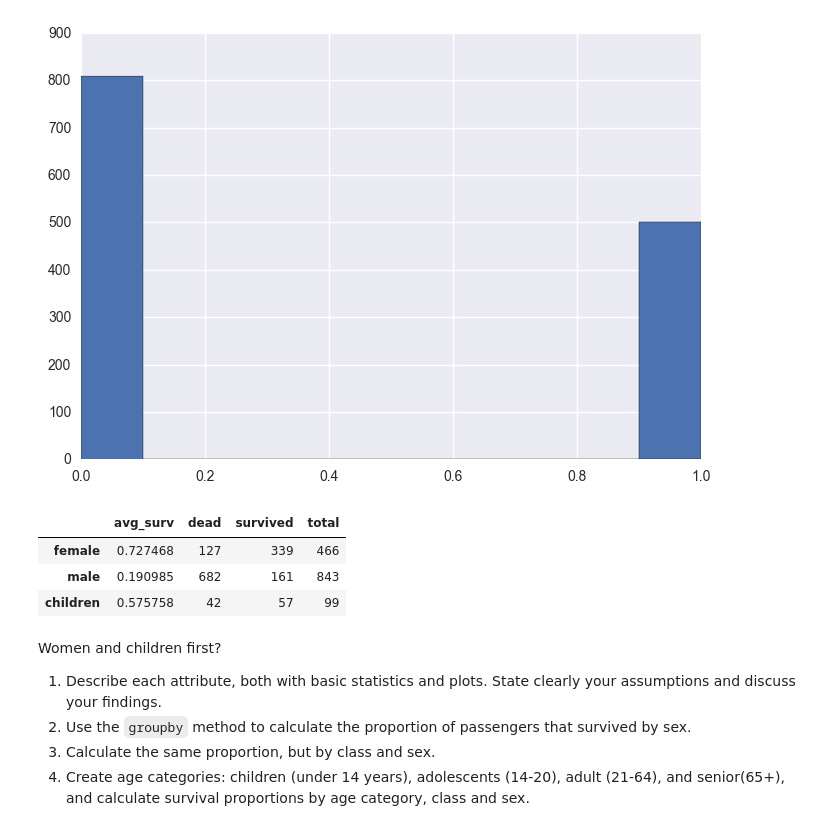
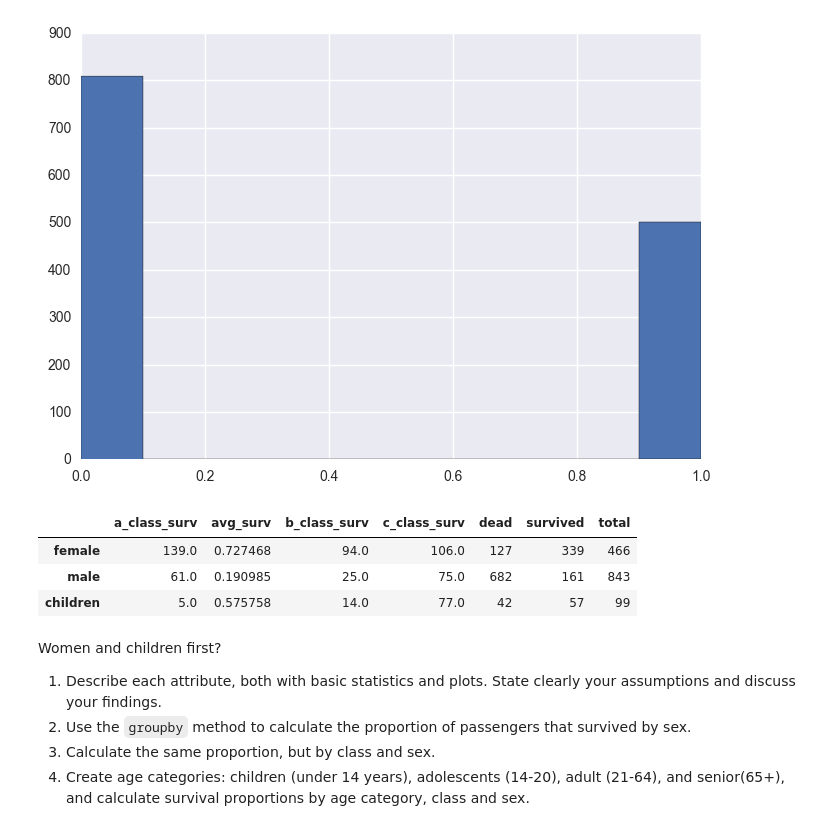
Before and after one commit to nutka7/Homework, a Jupyter notebook: 01 - Pandas and Data Wrangling/Data Wrangling with Pandas.ipynb, the cells around one changed output. Drawn from its saved outputs; the diff is of its cells as text; code cells hidden in the pictures.

```diff
--- a/01 - Pandas and Data Wrangling/Data Wrangling with Pandas.ipynb
+++ b/01 - Pandas and Data Wrangling/Data Wrangling with Pandas.ipynb
@@ -1091,26 +1168,29 @@ titanic.survived.mean()#more dead (843) than alive (466)
 # %%
 
 sexes=titanic.groupby('sex')
 sexes_count=sexes['sex'].count()
 fem_dead_num=females[females.survived==0]
 fem_dead_num=fem_dead_num.survived.count()
 mal_dead_num=males[males.survived==0]
 mal_dead_num=mal_dead_num.survived.count()
 a_cat_surv=a_cat[a_cat.survived==1]
 a_cat_surv_fem=a_cat_surv[a_cat_surv.sex=='female'].survived.count()
 a_cat_surv_fem=a_cat_surv[a_cat_surv.sex=='male'].survived.count()
 a_cat_total=a_cat.survived.count()
 sexes_data={'survived':pd.Series([females_surv_num.values[0],males_surv_num.values[0],a_cat_surv.count().values[0]],index=['female','male','children'])
             ,'dead':pd.Series([fem_dead_num,mal_dead_num,a_cat_total-a_cat_surv.count().values[0]],index=['female','male','children'])
             ,'total':pd.Series([females.survived.count(),males.survived.count(),a_cat_total],index=['female','male','children'])
+            ,'a_class_surv':pd.Series([a_class_surv_females,a_class_surv_males,a_cat_num_surv_a_class],index=['female','male','children'])
+            ,'b_class_surv':pd.Series([b_class_surv_females,b_class_surv_males,b_cat_num_surv_b_class],index=['female','male','children'])
+            ,'c_class_surv':pd.Series([c_class_surv_females,c_class_surv_males,c_cat_num_surv_c_class],index=['female','male','children'])
             ,'avg_surv':pd.Series([females_surv_num.values[0]/females.survived.count(),males_surv_num.values[0]/males.survived.count(),a_cat_surv.count().values[0]/a_cat_total],index=['female','male','children'])}
 
 pd.DataFrame(sexes_data)
 # %% [output]
-|  | avg_surv | dead | survived | total |
-| female | 0.727468 | 127 | 339 | 466 |
-| male | 0.190985 | 682 | 161 | 843 |
-| children | 0.575758 | 42 | 57 | 99 |
+|  | a_class_surv | avg_surv | b_class_surv | c_class_surv | dead | survived | total |
+| female | 139.0 | 0.727468 | 94.0 | 106.0 | 127 | 339 | 466 |
+| male | 61.0 | 0.190985 | 25.0 | 75.0 | 682 | 161 | 843 |
+| children | 5.0 | 0.575758 | 14.0 | 77.0 | 42 | 57 | 99 |
 # %% [markdown]
 
 Women and children first?
```
Also changed, not shown: parts of 1 cell of this notebook, 1 other file.
